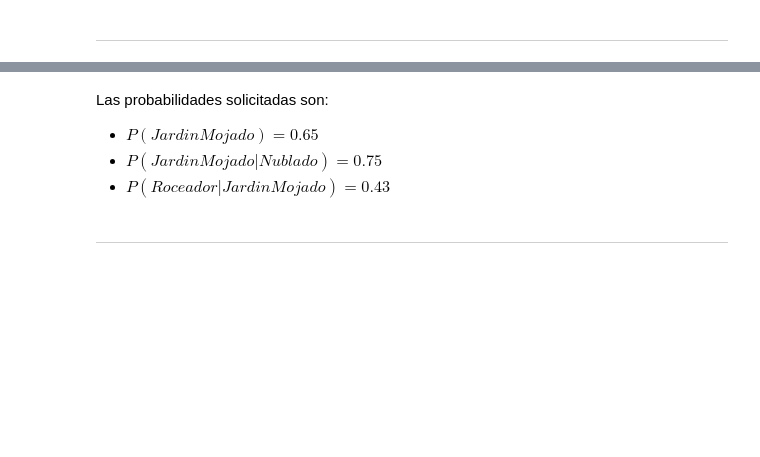
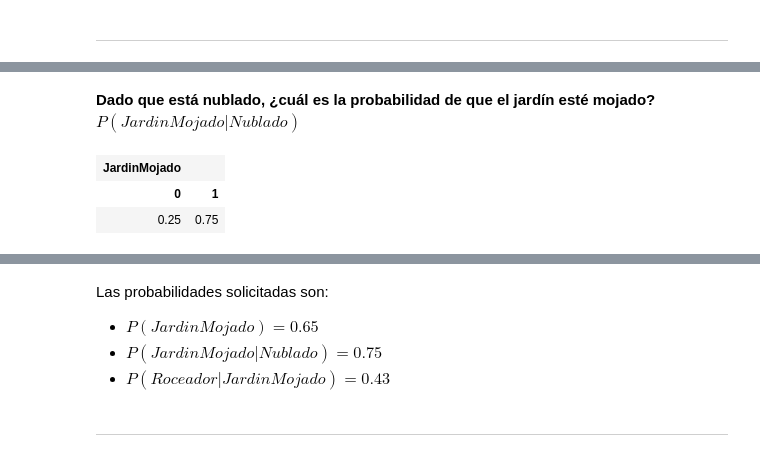
Before and after one commit to cgaravitoc/macc, a Jupyter notebook: AI/Notebook 9 - Redes bayesianas/nb9.ipynb, the cells around one changed output, grey strips where cells are left out. Saved outputs shown, nothing was run; the diff lists cells and outputs as text; code cells hidden in the pictures; blank space fills up the shorter version.

```diff
--- a/AI/Notebook 9 - Redes bayesianas/nb9.ipynb
+++ b/AI/Notebook 9 - Redes bayesianas/nb9.ipynb
@@ -207,0 +291,10 @@ Observe que al correr la celda a continuación se debe obtener la siguiente resp
+# %% [markdown]
+**Dado que está nublado, ¿cuál es la probabilidad de que el jardín esté mojado? $P(JardinMojado|Nublado)$**
+# %%
+ie.setEvidence({'Nublado':1})
+ie.makeInference()
+ie.posterior('JardinMojado')
+# %% [output]
+| JardinMojado |  |
+| 0 | 1 |
+| 0.25 | 0.75 |
```
Also changed, not shown: parts of 36 cells of this notebook.
